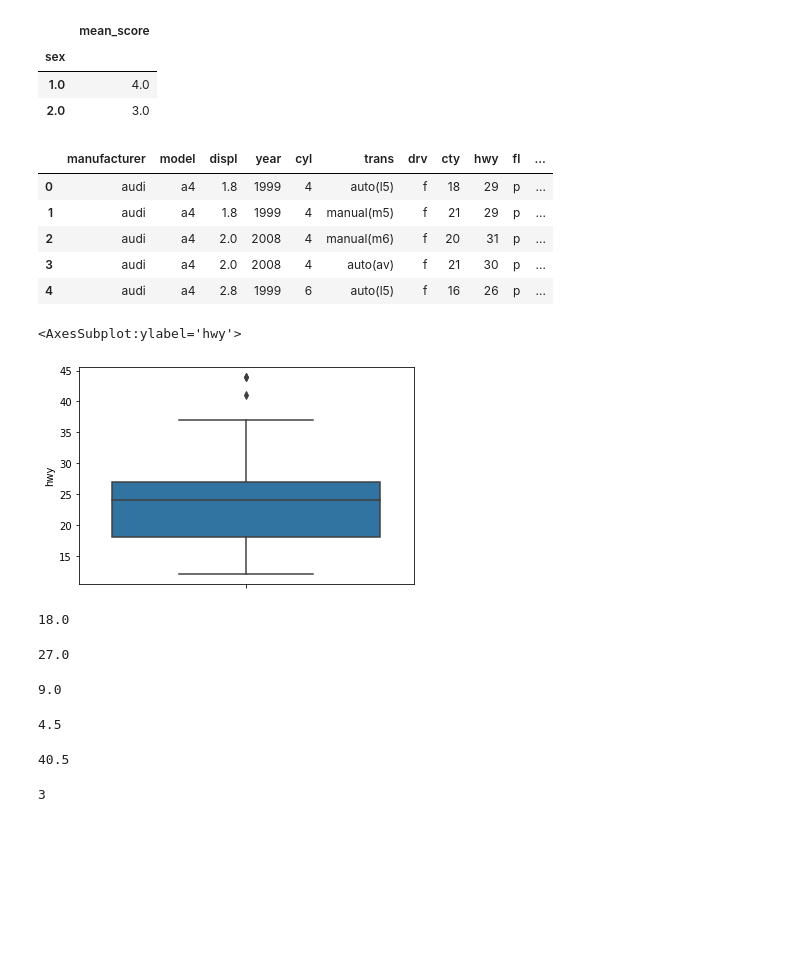
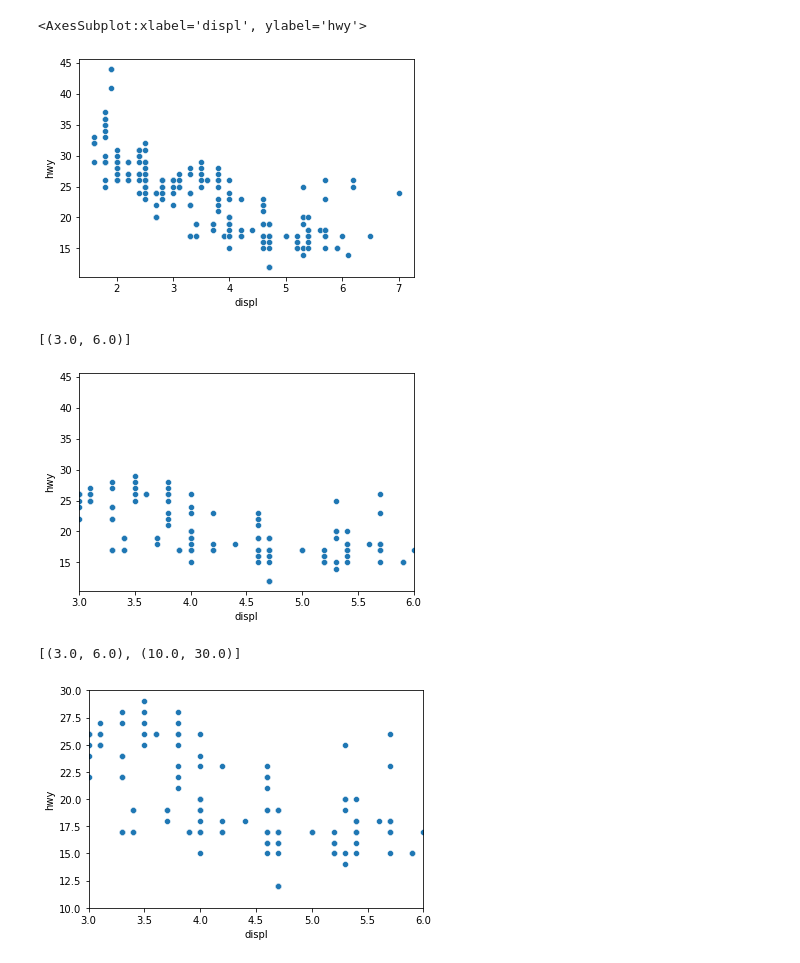
Before and after one commit to domangga/2024_BigData, a Jupyter notebook: 2024.0923~27/30909_손재영_0923_1.ipynb, the cells around one changed output. Saved outputs shown, nothing was run; the diff lists cells and outputs as text; code cells hidden in the pictures; blank space fills up the shorter version.

```diff
--- a/2024.0923~27/30909_손재영_0923_1.ipynb
+++ b/2024.0923~27/30909_손재영_0923_1.ipynb
@@ -95,63 +13,20 @@ df
-# %%
-#sex,score 결축지제거
-#sex별 분리
-#score 평균 구하기
-
-df.dropna(subset=['sex','score']).groupby('sex').agg(mean_score=('score','mean'))
-# %% [output]
-|  | mean_score |
-| sex |  |
-| 1.0 | 4.0 |
-| 2.0 | 3.0 |
-# %%
-mpg=pd.read_csv('mpg.csv')
-mpg.head()
-# %% [output]
-|  | manufacturer | model | displ | year | cyl | trans | drv | cty | hwy | fl | ... |
-| 0 | audi | a4 | 1.8 | 1999 | 4 | auto(l5) | f | 18 | 29 | p | ... |
-| 1 | audi | a4 | 1.8 | 1999 | 4 | manual(m5) | f | 21 | 29 | p | ... |
-| 2 | audi | a4 | 2.0 | 2008 | 4 | manual(m6) | f | 20 | 31 | p | ... |
-| 3 | audi | a4 | 2.0 | 2008 | 4 | auto(av) | f | 21 | 30 | p | ... |
-| 4 | audi | a4 | 2.8 | 1999 | 6 | auto(l5) | f | 16 | 26 | p | ... |
 # %%
+# x축 배기량 displ y축 hwy를 나타내는 산점도(scatterplot)
 import seaborn as sns
-sns.boxplot(data=mpg,y='hwy')
-
-#극단적인 값
+sns.scatterplot(data=mpg,x='displ',y='hwy')
 # %% [output]
-<AxesSubplot:ylabel='hwy'>
+<AxesSubplot:xlabel='displ', ylabel='hwy'>
-[figure, old version]
+[figure, new version]
-# %%
-pct25=mpg['hwy'].quantile(.25)
-pct25
-# %% [output]
-18.0
-# %%
-pct75=mpg['hwy'].quantile(.75)
-pct75
-# %% [output]
-27.0
-# %%
-#IQR구하기
-# iqr 75-25
-iqr=pct75-pct25
-iqr
-# %% [output]
-9.0
-# %%
-#하한선,상한선 구하기
-# 하한선 pct25-1.5*iqr
-pct25-1.5*iqr
-# %% [output]
-4.5
-# %%
-pct75+1.5*iqr
-# %% [output]
-40.5
-# %%
-#극단치를 NaN 할당 처리하기
-# 4.5~40.5 벗어나면 NaN부여
-mpg['hwy']=np.where((mpg['hwy']< 4.5 )|(mpg['hwy']>40.5),np.nan,mpg['hwy'])
-mpg['hwy'].isna().sum()
-# %% [output]
-3
+# %%
+# x축 범위 설정하기
+# x축 범위 3-6으로 제한
+sns.scatterplot(data=mpg,x='displ',y='hwy').set(xlim=[3,6])
+# %% [output]
+[(3.0, 6.0)]
+[figure, added]
+# %%
+# x축 범위 3-6, y축 범위 10~30으로 제한
+sns.scatterplot(data=mpg,x='displ',y='hwy').set(xlim=[3,6],ylim=[10,30])
+# %% [output]
+[(3.0, 6.0), (10.0, 30.0)]
+[figure, added]
```
Also changed, not shown: parts of 18 cells of this notebook.
